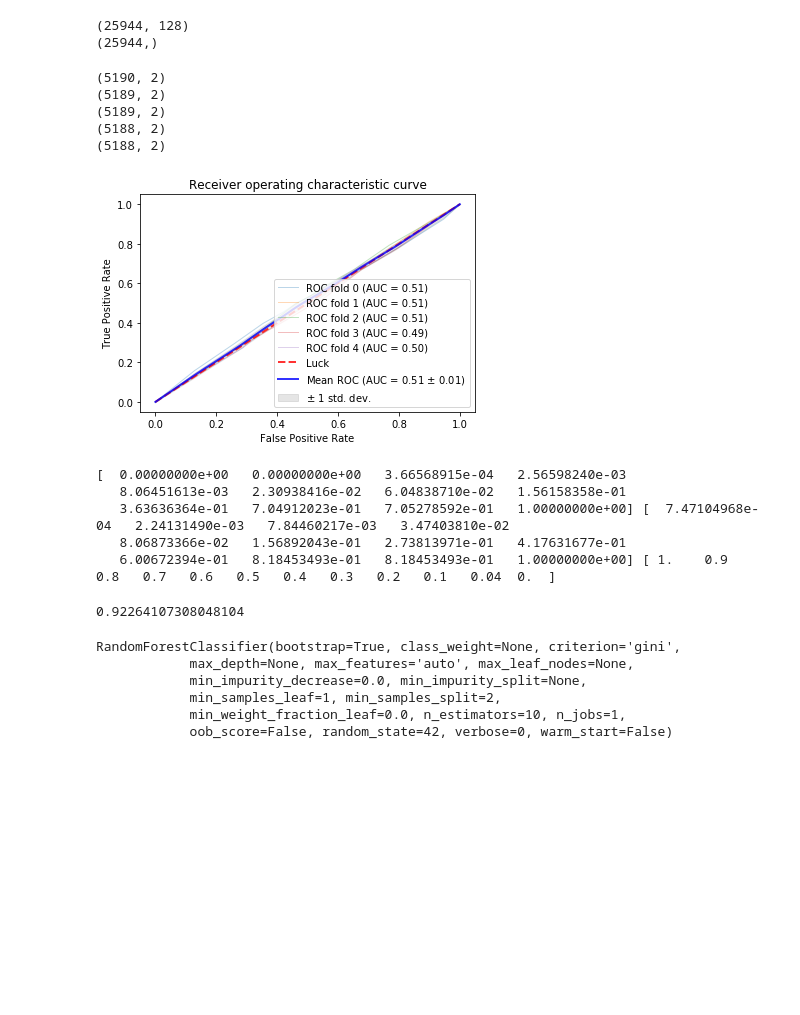
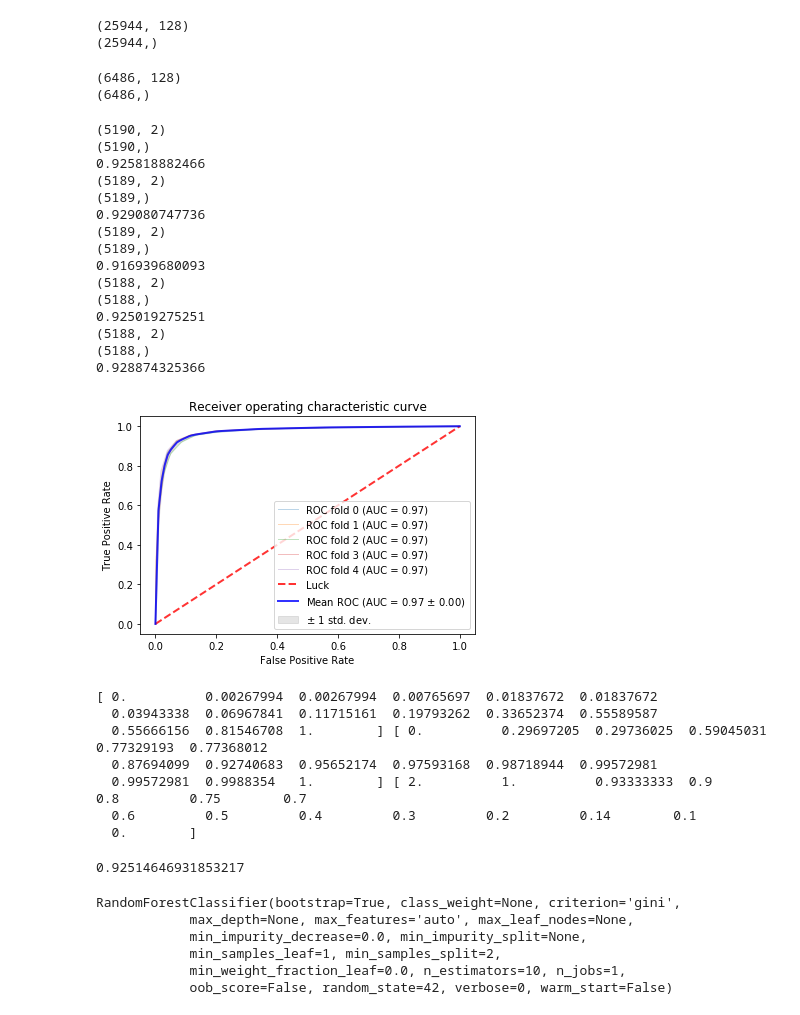
Before and after one commit to ratisharma/machine-learning, a Jupyter notebook: PA01/model.ipynb, the cells around one changed output. Saved outputs shown, nothing was run; the diff lists cells and outputs as text; code cells hidden in the pictures; blank space fills up the shorter version.

```diff
--- a/PA01/model.ipynb
+++ b/PA01/model.ipynb
@@ -87,3 +88,7 @@ clf3 = GaussianNB()
 eclf = VotingClassifier(estimators=[('lr', clf1), ('rf', clf2), ('gnb', clf3)],
                         voting='soft',
                         weights=[1, 1, 1])
+# %%
+clf2.fit(X_train, y_train)
+print clf2.decision_path(X_train)
+# probas_clf2 = clf2.predict(X_test)
@@ -141,5 +157,5 @@ accuracy_score(y_test, y_clf3)
 # %%
-probas_eclf = probas[3]
+probas_eclf = probas[4]
 # print probas_clf3
 # print probas_clf3[:,1]
 y_eclf = np.zeros((ntest))
@@ -213,6 +229,14 @@ print ymat.shape
 # %% [output]
 (25944, 128)
 (25944,)
+# %%
+XTestMat = X_test.as_matrix()
+print XTestMat.shape
+print y_test.shape
+yTestMat = y_test.as_matrix()
+# %% [output]
+(6486, 128)
+(6486,)
 # %%
 # #############################################################################
 # Classification and ROC analysis
@@ -222,6 +246,7 @@ cv = StratifiedKFold(n_splits=5)
 # cv = KFold(n_splits=6)
 # clf5 = LogisticRegression(random_state=42)
 clf5 = RandomForestClassifier(random_state=42)
+# clf5 = GaussianNB()
 # clf5 = svm.SVC(kernel='linear', probability=True, random_state=42)
 
 tprs = []
@@ -236,10 +261,19 @@ for train, test in cv.split(Xmat, ymat):
 #     y_train, y_test = ymat[train], ymat[test]
 #     y[train]
 #     clf5.fit(X, y)
-    probas_ = clf5.fit(Xmat[train], ymat[train]).predict_proba(Xmat[test])
+    model = clf5.fit(Xmat[train], ymat[train])
+    probas_ = model.predict_proba(Xmat[test])
     print probas_.shape
+
+    ## Get accuracy:
+    print ymat[test].shape
+    ymat_test = np.zeros((ymat[test].shape))
+    ids = np.where(probas_[:,1]>0.5)
+    ymat_test[ids] = 1
+    acc = accuracy_score(ymat_test, ymat[test])
+    print acc
     # Compute ROC curve and area the curve
-    fpr, tpr, thresholds = roc_curve(y[test], probas_[:, 1])
+    fpr, tpr, thresholds = roc_curve(ymat[test], probas_[:, 1])
     tprs.append(interp(mean_fpr, fpr, tpr))
     tprs[-1][0] = 0.0
     roc_auc = auc(fpr, tpr)
@@ -251,47 +285,59 @@ for train, test in cv.split(Xmat, ymat):
 plt.plot([0, 1], [0, 1], linestyle='--', lw=2, color='r',
          label='Luck', alpha=.8)
 
 mean_tpr = np.mean(tprs, axis=0)
 mean_tpr[-1] = 1.0
 mean_auc = auc(mean_fpr, mean_tpr)
 std_auc = np.std(aucs)
 plt.plot(mean_fpr, mean_tpr, color='b',
          label=r'Mean ROC (AUC = %0.2f $\pm$ %0.2f)' % (mean_auc, std_auc),
          lw=2, alpha=.8)
 
 std_tpr = np.std(tprs, axis=0)
 tprs_upper = np.minimum(mean_tpr + std_tpr, 1)
 tprs_lower = np.maximum(mean_tpr - std_tpr, 0)
 plt.fill_between(mean_fpr, tprs_lower, tprs_upper, color='grey', alpha=.2,
                  label=r'$\pm$ 1 std. dev.')
 
 plt.xlim([-0.05, 1.05])
 plt.ylim([-0.05, 1.05])
 plt.xlabel('False Positive Rate')
 plt.ylabel('True Positive Rate')
 plt.title('Receiver operating characteristic curve')
 plt.legend(loc="lower right")
 plt.show()
 # %% [output]
 (5190, 2)
+(5190,)
+0.925818882466
 (5189, 2)
+(5189,)
+0.929080747736
 (5189, 2)
+(5189,)
+0.916939680093
 (5188, 2)
+(5188,)
+0.925019275251
 (5188, 2)
+(5188,)
+0.928874325366
-[figure, old version]
+[figure, new version]
 # %%
 print fpr, tpr, thresholds
 # %% [output]
-[  0.00000000e+00   0.00000000e+00   3.66568915e-04   2.56598240e-03
-   8.06451613e-03   2.30938416e-02   6.04838710e-02   1.56158358e-01
-   3.63636364e-01   7.04912023e-01   7.05278592e-01   1.00000000e+00] [  7.47104968e-04   2.24131490e-03   7.84460217e-03   3.47403810e-02
-   8.06873366e-02   1.56892043e-01   2.73813971e-01   4.17631677e-01
-   6.00672394e-01   8.18453493e-01   8.18453493e-01   1.00000000e+00] [ 1.    0.9   0.8   0.7   0.6   0.5   0.4   0.3   0.2   0.1   0.04  0.  ]
+[ 0.          0.00267994  0.00267994  0.00765697  0.01837672  0.01837672
+  0.03943338  0.06967841  0.11715161  0.19793262  0.33652374  0.55589587
+  0.55666156  0.81546708  1.        ] [ 0.          0.29697205  0.29736025  0.59045031  0.77329193  0.77368012
+  0.87694099  0.92740683  0.95652174  0.97593168  0.98718944  0.99572981
+  0.99572981  0.9988354   1.        ] [ 2.          1.          0.93333333  0.9         0.8         0.75        0.7
+  0.6         0.5         0.4         0.3         0.2         0.14        0.1
+  0.        ]
 # %%
 predicted = cross_val_predict(clf5, Xmat, ymat, cv=5)
 metrics.accuracy_score(ymat, predicted)
 # %% [output]
-0.92264107308048104
+0.92514646931853217
 # %%
 clf5
 # %% [output]
```
Also changed, not shown: parts of 17 cells of this notebook, 1 other file.
